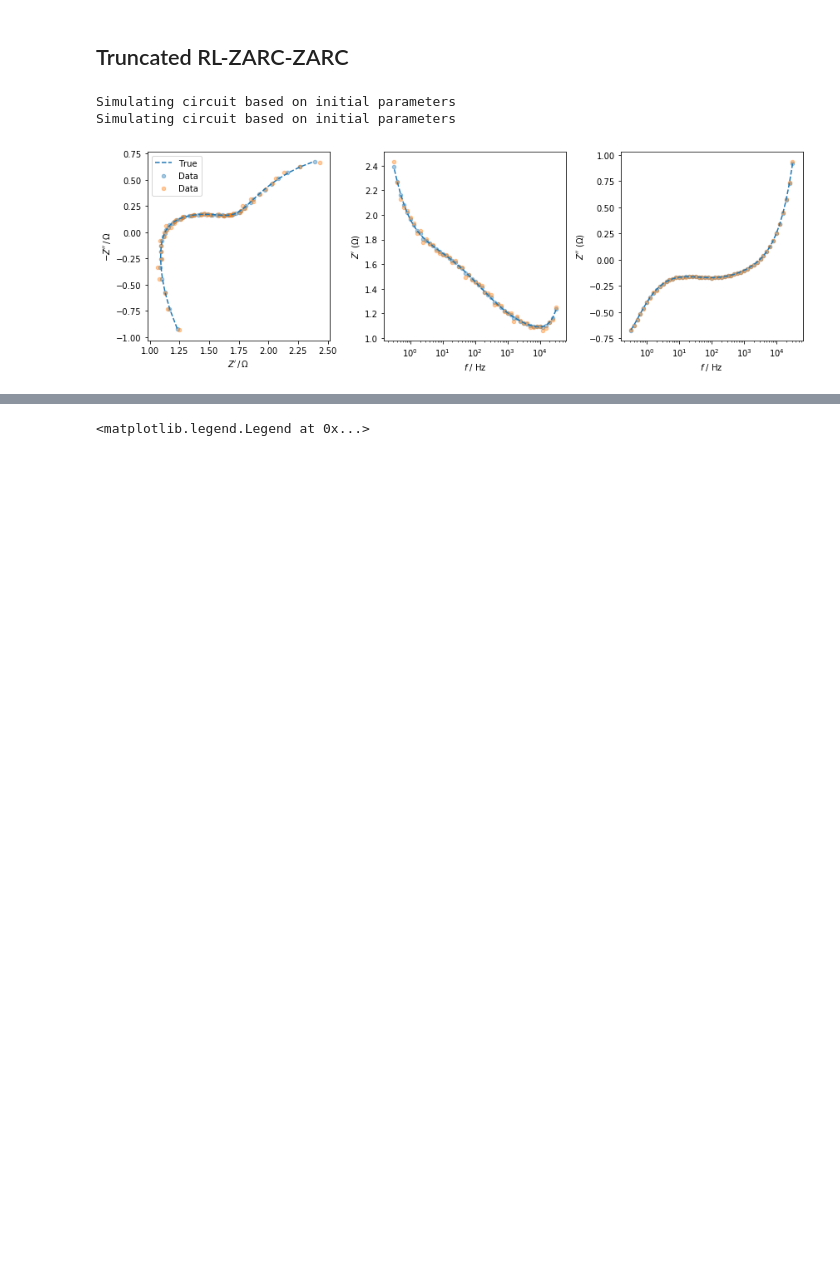
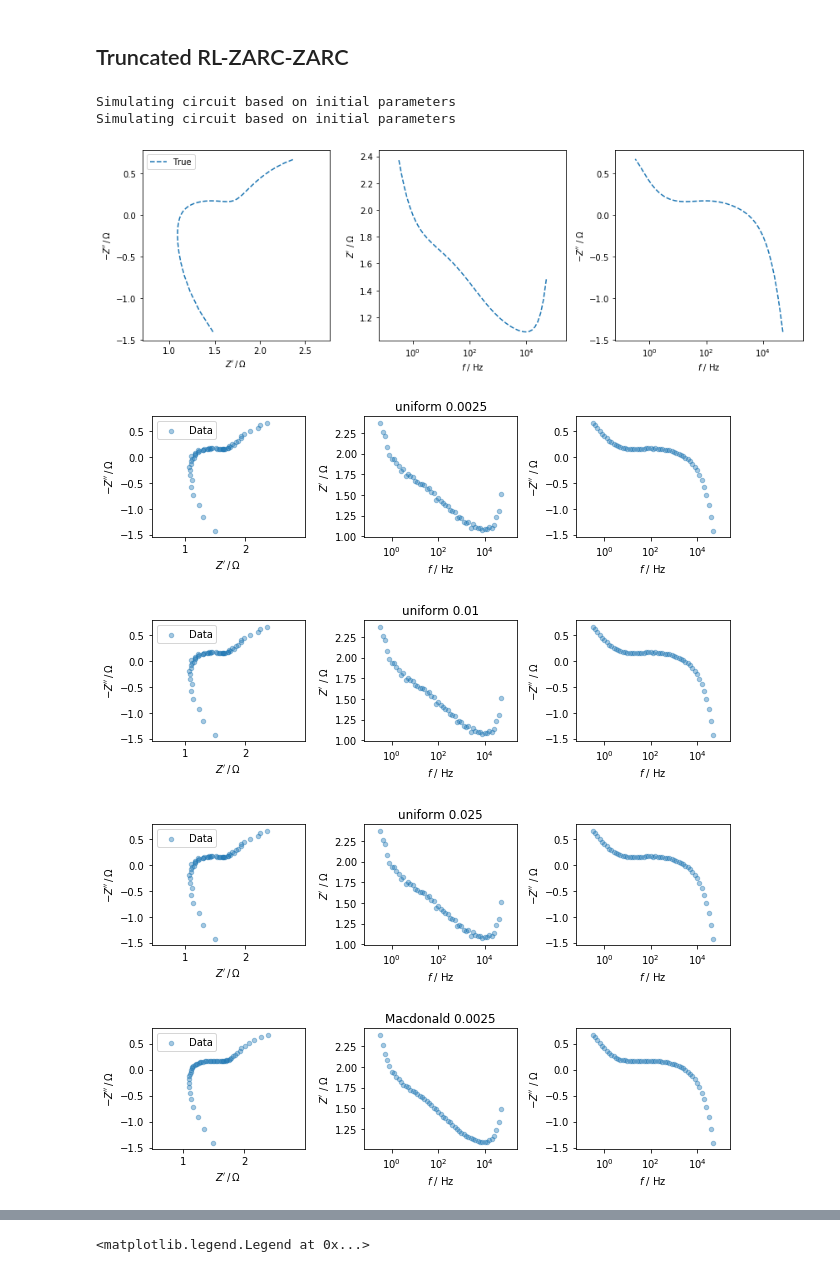
Before and after one commit to jdhuang-csm/bayes-drt, a Jupyter notebook: code_EchemActa/Data simulation.ipynb, the cells around one changed output, grey strips where cells are left out. Saved outputs shown, nothing was run; the diff lists cells and outputs as text; code cells hidden in the pictures; blank space fills up the shorter version.

```diff
--- a/code_EchemActa/Data simulation.ipynb
+++ b/code_EchemActa/Data simulation.ipynb
@@ -242,0 +248,10 @@ Simulating circuit based on initial parameters
+# %%
+circ_rczarc = CustomCircuit(circuit='p(R1,C1)-p(R2,E2)',initial_guess=[1,np.exp(-2),1,np.exp(2*0.8),0.8])
+omega_rcz = np.logspace(2,-2,41)
+freq_rcz = omega_rcz/(2*np.pi)
+tau_rcz = np.logspace(np.log10(np.exp(-5)),np.log10(np.exp(5.5)),200)
+
+# continuous portion of DRT
+gamma_rczarc = zarc_drt(tau_rcz,np.exp(2),0.8)
+df = pd.DataFrame(np.array([tau_rcz, gamma_rczarc]).T,columns=['tau','gamma'])
+df.to_csv(os.path.join(sim_path,'gamma_RC-ZARC.csv'),index=False)
@@ -261,49 +358,60 @@ circ_2rqt = CustomCircuit(circuit='R0-p(R1,E1)-p(R2,E2)-p(R3,L3)',
                           initial_guess=[1, R1,Q1,n1, R2,Q2,n2, RL,L])
 
 # truncated frequency range
-freqt = np.logspace(4.5,-0.5,51)
+freqt = np.logspace(4.7,-0.5,53)
 
 # noiseless data
 label = 'trunc'
 Z = circ_2rqt.predict(freqt)
 df = gt.construct_eis_df(freqt,Z)
 # plot true impedance
 fig,axes = plt.subplots(1,3,figsize=(12,4))
 gt.plot_full_eis(df,axes=axes,bode_cols=['Zreal','Zimag'],plot_func='plot',label='True',ls='--')
 # save noiseless data
 df.to_csv(os.path.join(sim_path,'Z_{}_noiseless.csv'.format(label)),index=False)
 
 # save full freq range impedance
 freqf = np.logspace(6,-3,91)
 Z_full = circ_2rqt.predict(freqf)
 df_full = gt.construct_eis_df(freqf,Z_full)
 df_full.to_csv(os.path.join(sim_path,'Z_{}_noiseless_FullRange.csv'.format(label)),index=False)
 
 # add noise
 rng = np.random.RandomState(seed=437895)
-seed = rng.randint(1e5)
-err_model = 'Macdonald'
-for mean_sigma in [0.0025,0.01]:
-    # set noise params
-    Z_range = np.max(Z.real) - np.min(Z.real)
-    mean_zr = np.mean(np.abs(Z.real))
-    mean_zi = np.mean(np.abs(Z.imag))
-    alpha = 0.1*mean_sigma*Z_range
-    beta = mean_sigma*1.8*Z_range/(mean_zr+mean_zi)
-    Zn,sigma_r,sigma_i = add_model_noise(Z,seed,alpha,beta,err_model)
-    ndf = gt.construct_eis_df(freqt,Zn)
-    # plot noisy data
-    gt.plot_full_eis(ndf,axes=axes,bode_cols=['Zreal','Zimag'],label='Data',s=20,alpha=0.4)
-    # save noisy data
-    ndf['sigma_re'] = sigma_r
-    ndf['sigma_im'] = sigma_i
-    ndf.to_csv(os.path.join(sim_path,'Z_{}_{}_{}.csv'.format(label,err_model,100*mean_sigma)),index=False)
+for err_model in ['uniform','Macdonald','Orazem']:
+    seed = rng.randint(1e5)
+    for mean_sigma in [0.0025,0.01,0.025]:
+        # set noise params
+        Z_range = np.max(Z.real) - np.min(Z.real)
+        mean_zr = np.mean(np.abs(Z.real))
+        mean_zi = np.mean(np.abs(Z.imag))
+        alpha = 0.1*mean_sigma*Z_range
+        beta = mean_sigma*1.8*Z_range/(mean_zr+mean_zi)
+        if err_model=='Macdonald':
+            Zn,sigma_r,sigma_i = add_model_noise(Z,seed,alpha,beta,err_model)
+        elif err_model=='uniform':
+            add_simple_noise(Z,seed,mean_sigma*Z_range,'uniform')
+        elif err_model=='Orazem':
+            alpha = mean_sigma*Z_range/(mean_zr+mean_zi)
+            Zn,sigma_r,sigma_i = add_model_noise(Z,seed,alpha,alpha,err_model)
+        ndf = gt.construct_eis_df(freqt,Zn)
+        # plot noisy data
+        axes = gt.plot_full_eis(ndf,bode_cols=['Zreal','Zimag'],label='Data',s=20,alpha=0.4)
+        axes[1].set_title(f'{err_model} {mean_sigma}')
+        # save noisy data
+        ndf['sigma_re'] = sigma_r
+        ndf['sigma_im'] = sigma_i
+        ndf.to_csv(os.path.join(sim_path,'Z_{}_{}_{}.csv'.format(label,err_model,100*mean_sigma)),index=False)
 
 # true DRT (except RL)
 g_2rqt = R1*zarc_drt(tau_plot,t1,n1) + R2*zarc_drt(tau_plot,t2,n2)
 gdf = pd.DataFrame(np.array([tau_plot, g_2rqt]).T,columns=['tau','gamma'])
 gdf.to_csv(os.path.join(sim_path,'gamma_{}.csv'.format(label)),index=False)
 # %% [output]
 Simulating circuit based on initial parameters
 Simulating circuit based on initial parameters
-[figure, old version]
+[figure, new version]
+[figure, added]
+[figure, added]
+[figure, added]
+[figure, added]
```
Also changed, not shown: parts of 15 cells of this notebook, 1 other file.
